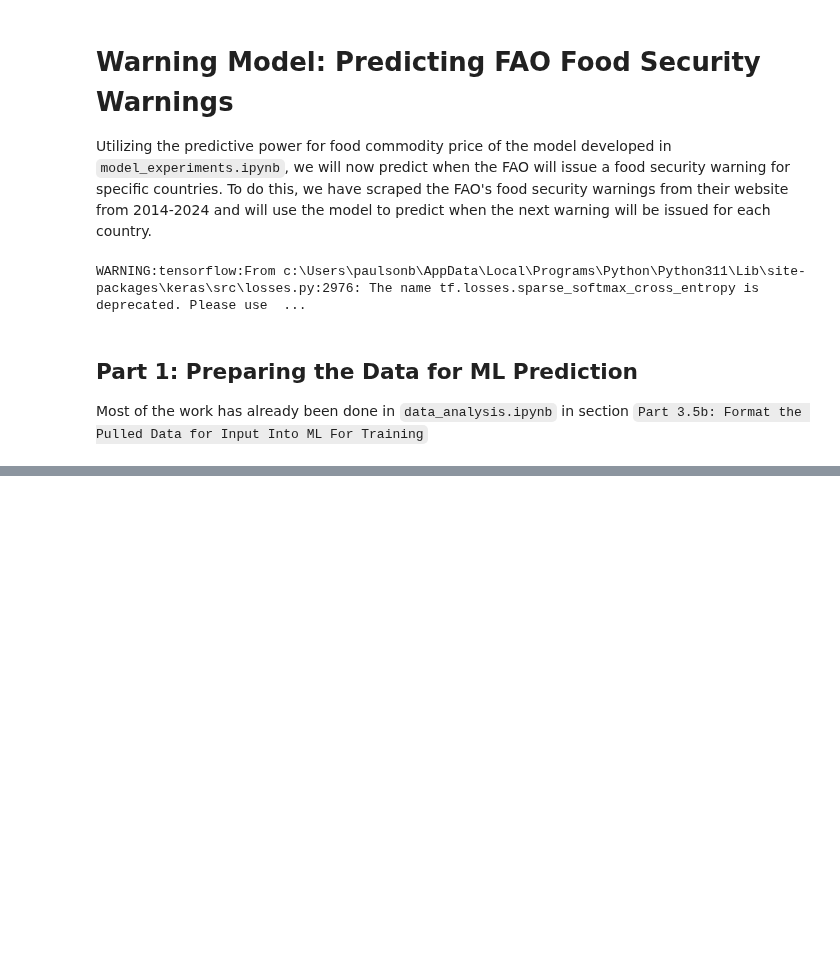
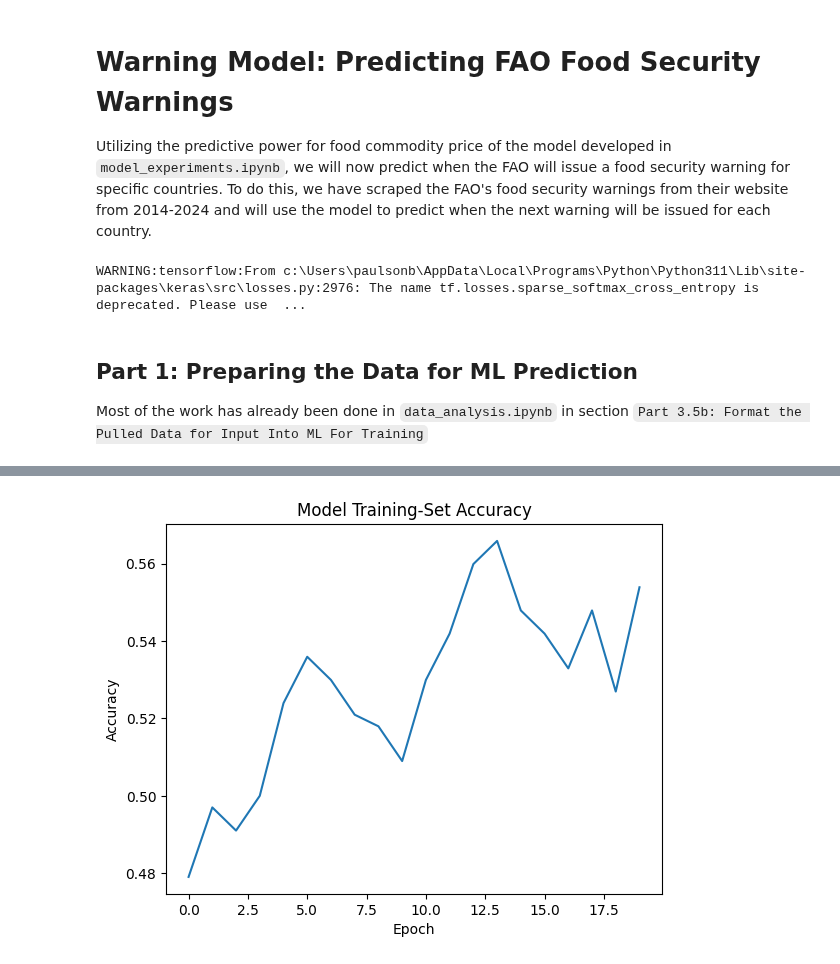
Before and after one commit to Benja-Pauls/Predicting-Commodity-Food-Pricing, a Jupyter notebook: warning_model.ipynb, the cells around one changed output, grey strips where cells are left out. Drawn from its saved outputs; the diff is of its cells as text; code cells hidden in the pictures; blank space fills up the shorter version.

```diff
--- a/warning_model.ipynb
+++ b/warning_model.ipynb
@@ -30,0 +100,6 @@ SyntaxError: unterminated string literal (detected at line 1) (2622808098.py, li
+# %%
+x_train_tensor, x_test_tensor, y_train_tensor, y_test_tensor, scaler = format_for_ML_usage(warning_data['input'], warning_data['output'])
+print('x_train_tensor shape:', x_train_tensor.shape)
+print('x_test_tensor shape:', x_test_tensor.shape)
+print('y_train_tensor shape:', y_train_tensor.shape)
+print('y_test_tensor shape:', y_test_tensor.shape)
@@ -30,0 +243,16 @@ SyntaxError: unterminated string literal (detected at line 1) (2622808098.py, li
+# %%
+def learning_rate_scheduler(epoch, lr):
+    """
+    Learning rate scheduler
+    :param int epoch: current epoch
+    :param float lr: current learning rate
+    """
+    if epoch < 15:
+        return lr
+    else:
+        return lr * tf.math.exp(-0.1)
+
+callback = LearningRateScheduler(learning_rate_scheduler)
+# %%
+NUM_EPOCHS = 20
+BATCH_SIZE = 3 # Fiscal Quarters
@@ -30,0 +265,9 @@ SyntaxError: unterminated string literal (detected at line 1) (2622808098.py, li
+# %%
+history = model.fit(
+    x_train_tensor[:-1, :], y_train_tensor[:-1, :],
+    epochs=NUM_EPOCHS,
+    batch_size=BATCH_SIZE,
+    verbose=1,
+    callbacks=[callback],
+    class_weight=class_weights_dict  # Apply class weights here
+)
@@ -30,0 +292,9 @@ SyntaxError: unterminated string literal (detected at line 1) (2622808098.py, li
+# %%
+# Plot the accuracy over time
+plt.plot(history.history['accuracy'])
+plt.title('Model Training-Set Accuracy')
+plt.ylabel('Accuracy')
+plt.xlabel('Epoch')
+plt.show()
+# %% [output]
+[figure, added]
```
Also changed, not shown: parts of 22 cells of this notebook, 2 other files.
